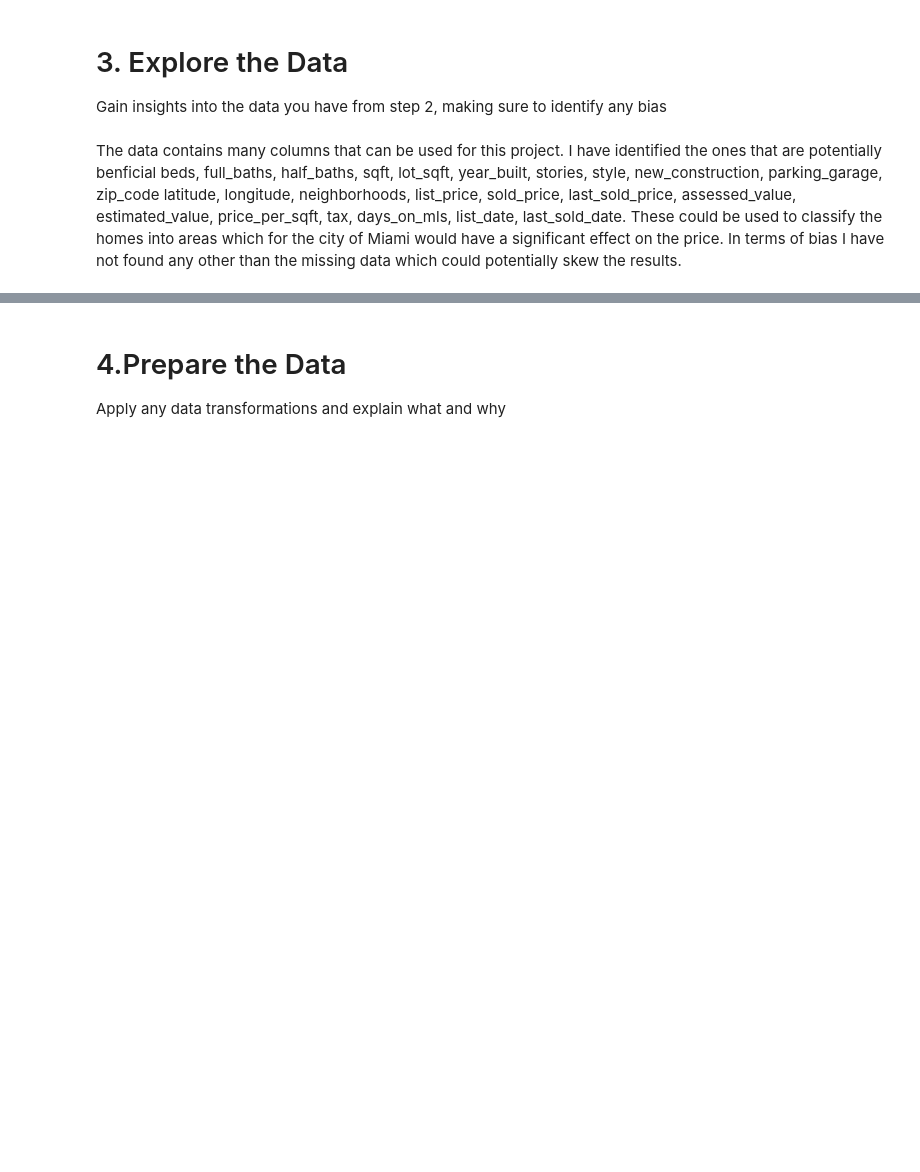
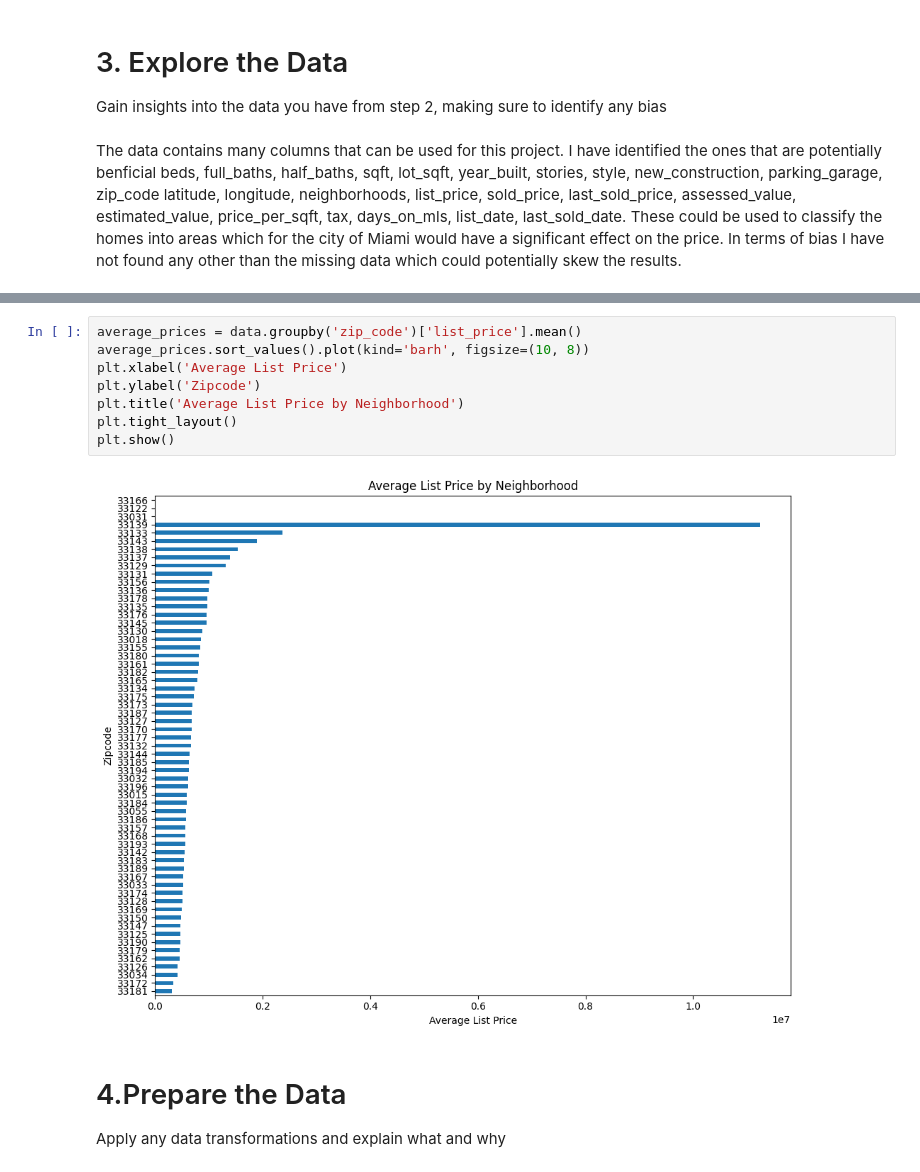
Before and after one commit to AashvikG/ML-and-AI, a Jupyter notebook: Code/Project_2/Project_2.ipynb, the cells around one changed output, grey strips where cells are left out. Cells and saved outputs as stored; diff of their text form; blank space fills up the shorter version.

```diff
--- a/Code/Project_2/Project_2.ipynb
+++ b/Code/Project_2/Project_2.ipynb
@@ -54,3 +65,13 @@ list_date, last_sold_date. These could be used to classify the homes into areas
+# %%
+average_prices = data.groupby('zip_code')['list_price'].mean()
+average_prices.sort_values().plot(kind='barh', figsize=(10, 8))
+plt.xlabel('Average List Price')
+plt.ylabel('Zipcode')
+plt.title('Average List Price by Neighborhood')
+plt.tight_layout()
+plt.show()
+# %% [output]
+[figure, added]
 # %% [markdown]
 # 4.Prepare the Data
 
```
Also changed, not shown: parts of 2 cells of this notebook, 1 other file.
